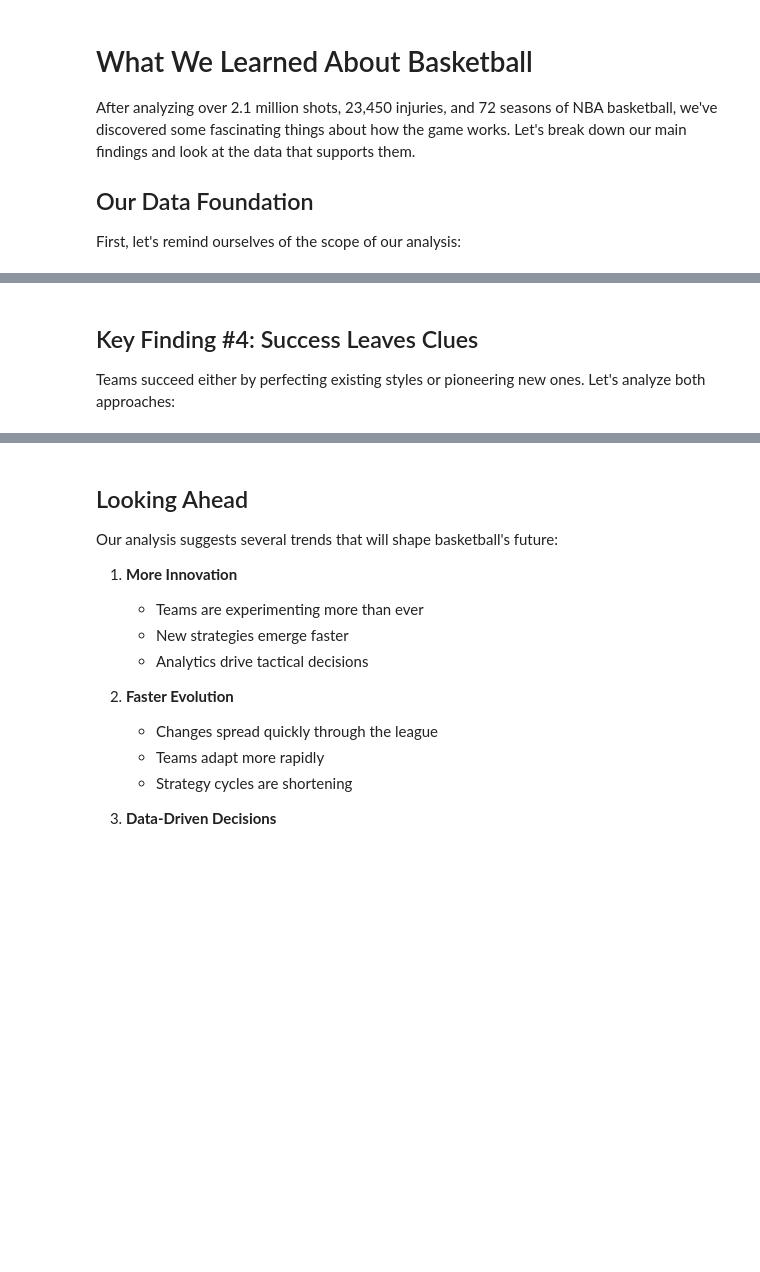
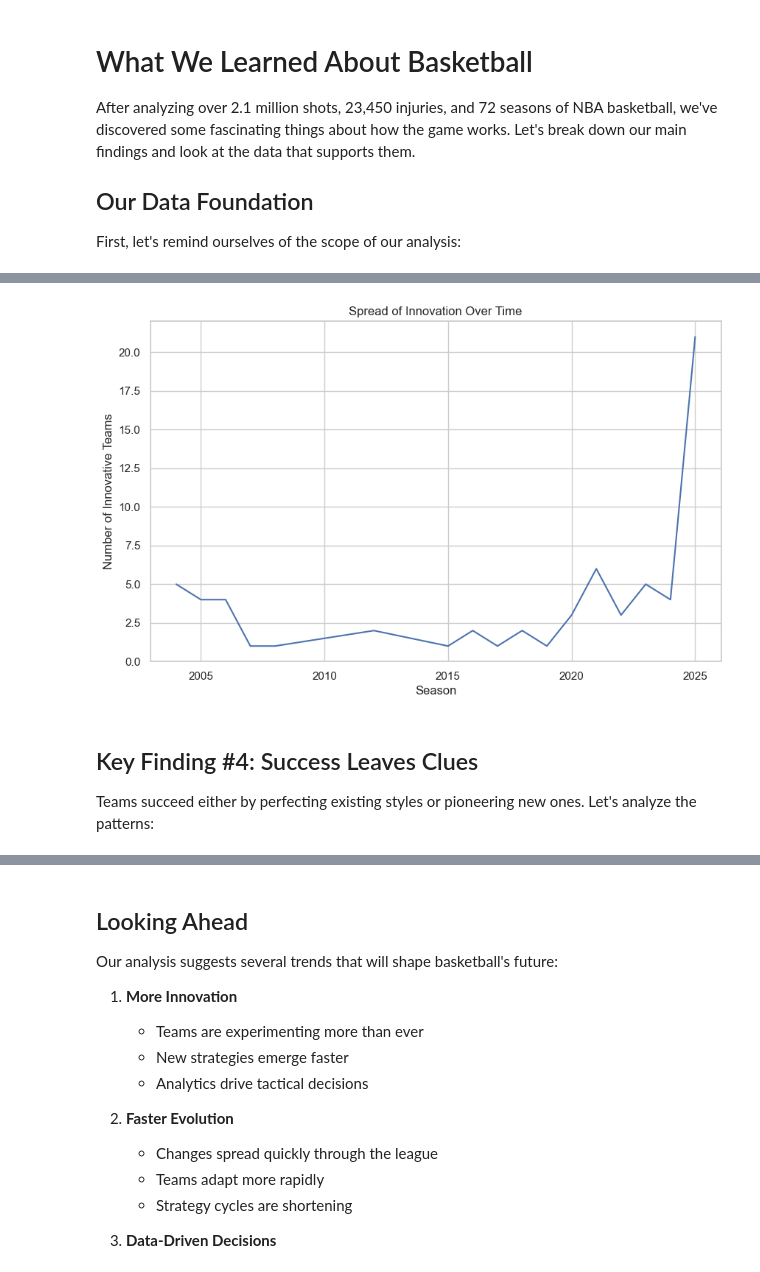
Before and after one commit to lukelittle/csca5632-final-project, a Jupyter notebook: notebooks/07_conclusions.ipynb, the cells around one changed output, grey strips where cells are left out. Cells and saved outputs as stored; diff of their text form; code cells hidden in the pictures; blank space fills up the shorter version.

```diff
--- a/notebooks/07_conclusions.ipynb
+++ b/notebooks/07_conclusions.ipynb
@@ -98,4 +119,17 @@ plt.show()
+# %%
+# Analyze outlier patterns
+outliers = pd.DataFrame(analysis_results['outliers']['teams'])
+outliers_by_season = outliers.groupby('season').size()
+
+plt.figure(figsize=(10, 6))
+outliers_by_season.plot()
+plt.title('Spread of Innovation Over Time')
+plt.xlabel('Season')
+plt.ylabel('Number of Innovative Teams')
+plt.show()
+# %% [output]
+[figure, added]
 # %% [markdown]
 ## Key Finding #4: Success Leaves Clues
 
-Teams succeed either by perfecting existing styles or pioneering new ones. Let's analyze both approaches:
+Teams succeed either by perfecting existing styles or pioneering new ones. Let's analyze the patterns:
```
Also changed, not shown: parts of 10 cells of this notebook, 2 other files.
